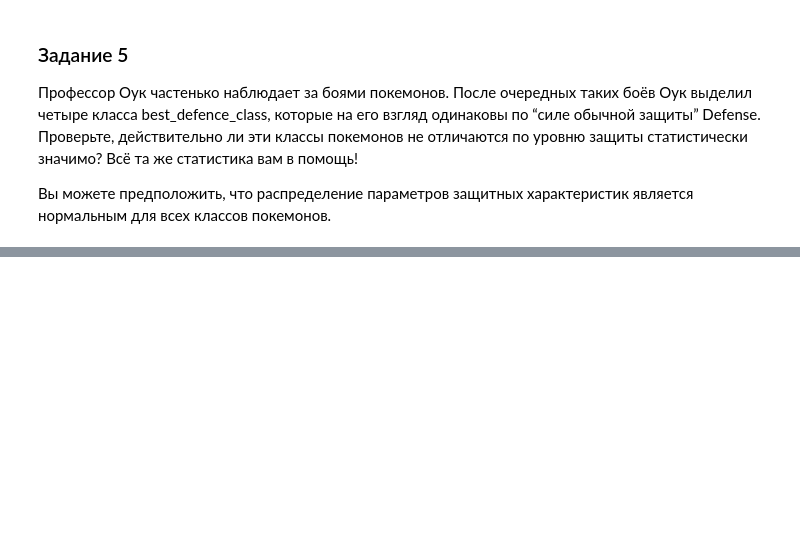
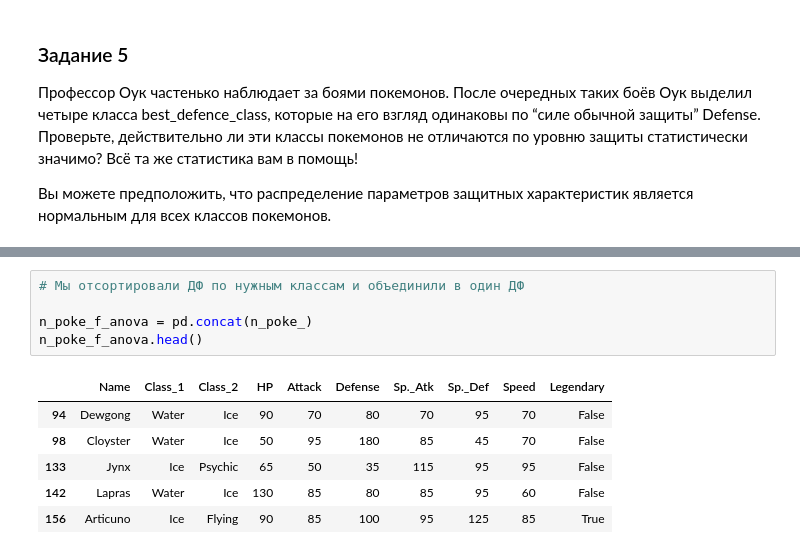
Before and after one commit to Shu69O/Shu, a Jupyter notebook: analyst_dz_A_B_тесты.ipynb, the cells around one changed output, grey strips where cells are left out. Drawn from its saved outputs; the diff is of its cells as text; blank space fills up the shorter version.

```diff
--- a/analyst_dz_A_B_тесты.ipynb
+++ b/analyst_dz_A_B_тесты.ipynb
@@ -507,0 +602,12 @@ for char in characteristics:
+# %%
+# Мы отсортировали ДФ по нужным классам и объединили в один ДФ
+
+n_poke_f_anova = pd.concat(n_poke_)
+n_poke_f_anova.head()
+# %% [output]
+|  | Name | Class_1 | Class_2 | HP | Attack | Defense | Sp._Atk | Sp._Def | Speed | Legendary |
+| 94 | Dewgong | Water | Ice | 90 | 70 | 80 | 70 | 95 | 70 | False |
+| 98 | Cloyster | Water | Ice | 50 | 95 | 180 | 85 | 45 | 70 | False |
+| 133 | Jynx | Ice | Psychic | 65 | 50 | 35 | 115 | 95 | 95 | False |
+| 142 | Lapras | Water | Ice | 130 | 85 | 80 | 85 | 95 | 60 | False |
+| 156 | Articuno | Ice | Flying | 90 | 85 | 100 | 95 | 125 | 85 | True |
```
Also changed, not shown: parts of 22 cells of this notebook.
